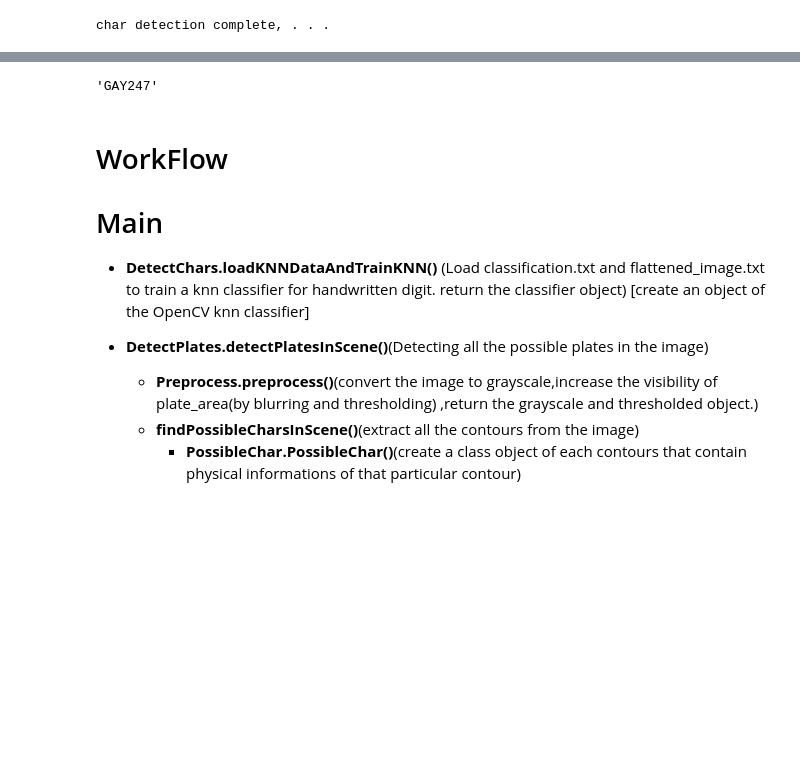
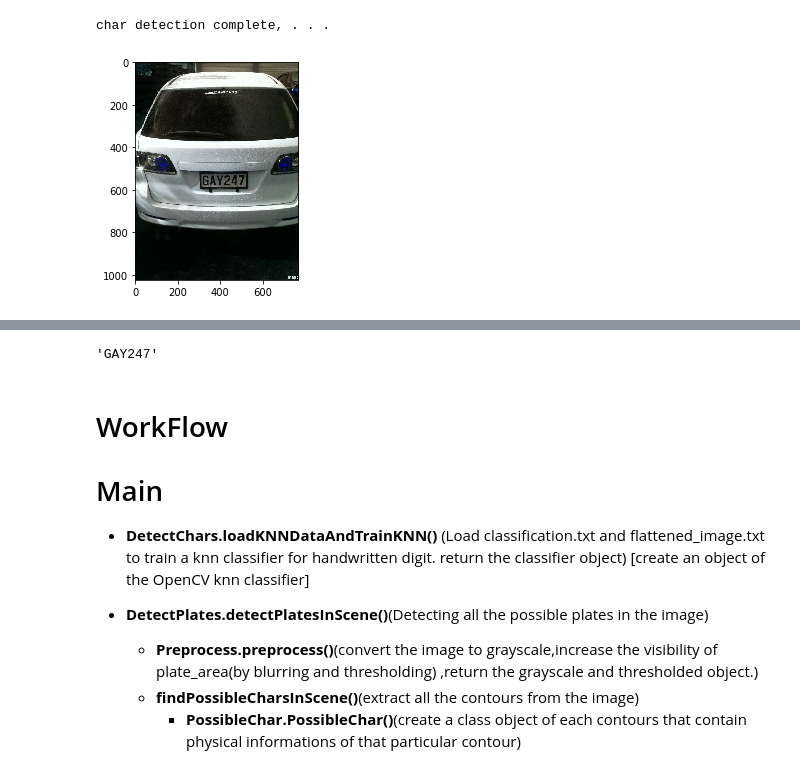
Before and after one commit to Subhraj07/Machine_Learning_Models, a Jupyter notebook: MLpractice/CEREBRINOCS/test.ipynb, the cells around one changed output, grey strips where cells are left out. Drawn from its saved outputs; the diff is of its cells as text; code cells hidden in the pictures; blank space fills up the shorter version.

```diff
--- a/MLpractice/CEREBRINOCS/test.ipynb
+++ b/MLpractice/CEREBRINOCS/test.ipynb
@@ -984,6 +984,14 @@ def writeLicensePlateCharsOnImage(imgOriginalScene, licPlate):
             # write the text on the image
     cv2.putText(imgOriginalScene, licPlate.strChars, (ptLowerLeftTextOriginX, ptLowerLeftTextOriginY), intFontFace, fltFontScale, SCALAR_YELLOW, intFontThickness)
 # %%
-strChars,imgplate = main('/content/drive/My Drive/Vehicle_Licenseplate_Detection/Datasets/LicPlateImages/16.png')
+img = '/content/drive/My Drive/Vehicle_Licenseplate_Detection/Datasets/LicPlateImages/16.png'
+strChars,imgplate = main(img)
 # %% [output]
 char detection complete, . . .
+# %%
+import matplotlib.pyplot as plt
+imgOriginalScene = cv2.imread(img)
+plt.imshow(imgOriginalScene, cmap="gray")
+plt.show()
+# %% [output]
+[figure, added]
```
Also changed, not shown: parts of 1 cell of this notebook.
